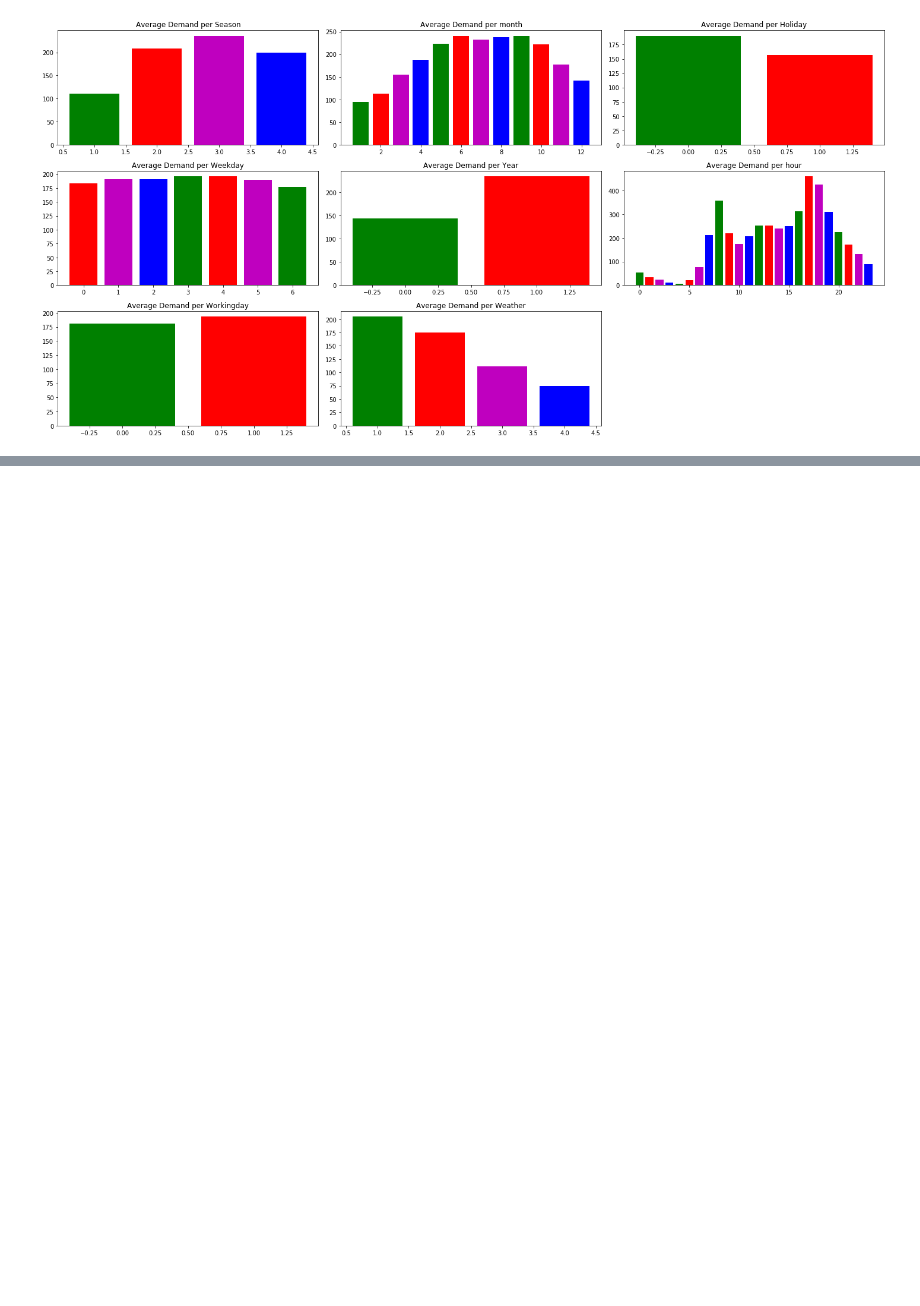
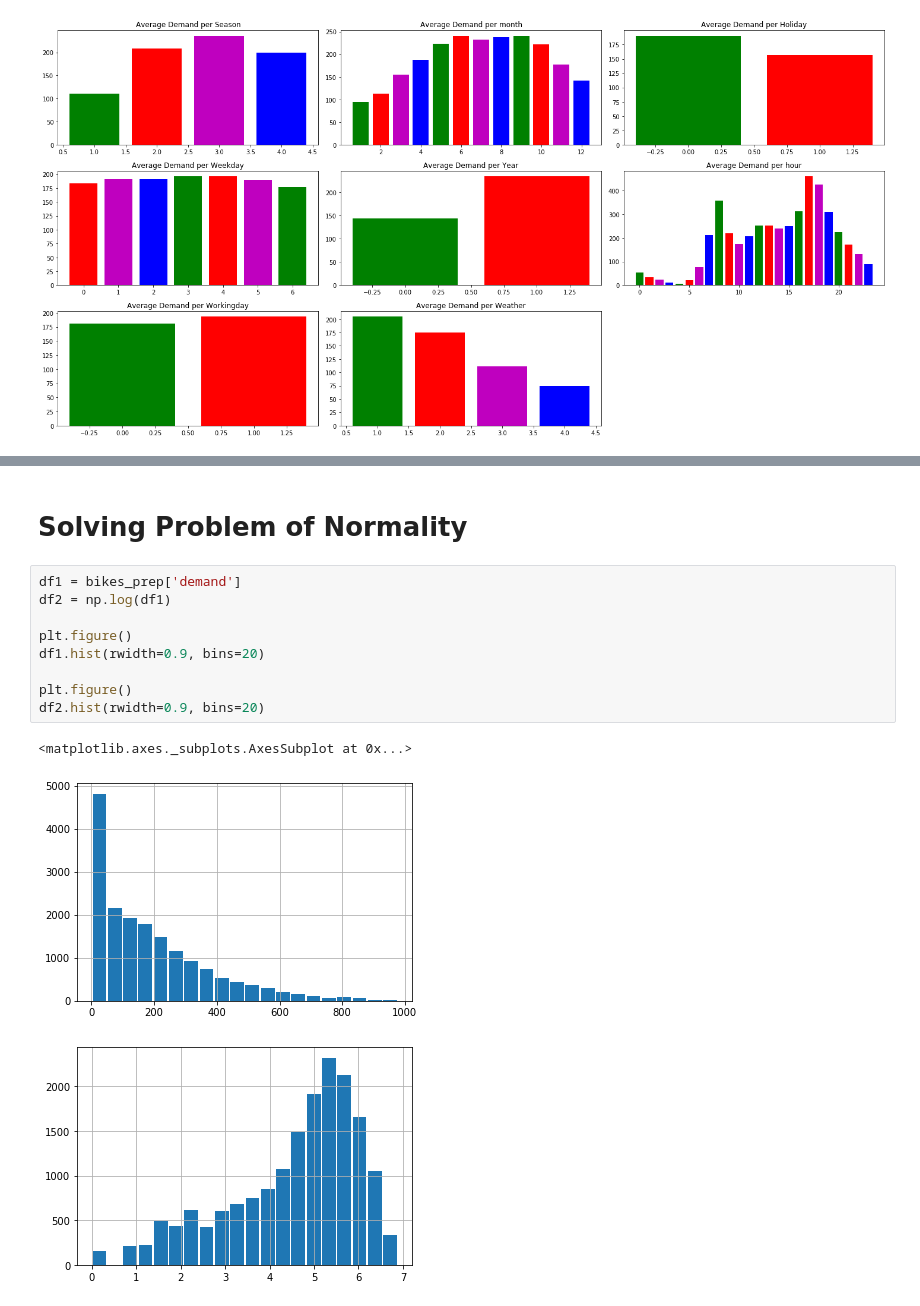
Before and after one commit to jasjyotsinghjaswal/MachineLearningBeginners, a Jupyter notebook: 06Regression/03KaggleBikeProject.ipynb, the cells around one changed output, grey strips where cells are left out. Cells and saved outputs as stored; diff of their text form; blank space fills up the shorter version.

```diff
--- a/06Regression/03KaggleBikeProject.ipynb
+++ b/06Regression/03KaggleBikeProject.ipynb
@@ -147,0 +266,15 @@ plt.tight_layout()
+# %% [markdown]
+# Solving Problem of Normality
+# %%
+df1 = bikes_prep['demand']
+df2 = np.log(df1)
+
+plt.figure()
+df1.hist(rwidth=0.9, bins=20)
+
+plt.figure()
+df2.hist(rwidth=0.9, bins=20)
+# %% [output]
+<matplotlib.axes._subplots.AxesSubplot at 0x...>
+[figure, added]
+[figure, added]
```
Also changed, not shown: parts of 22 cells of this notebook, 5 other files.
